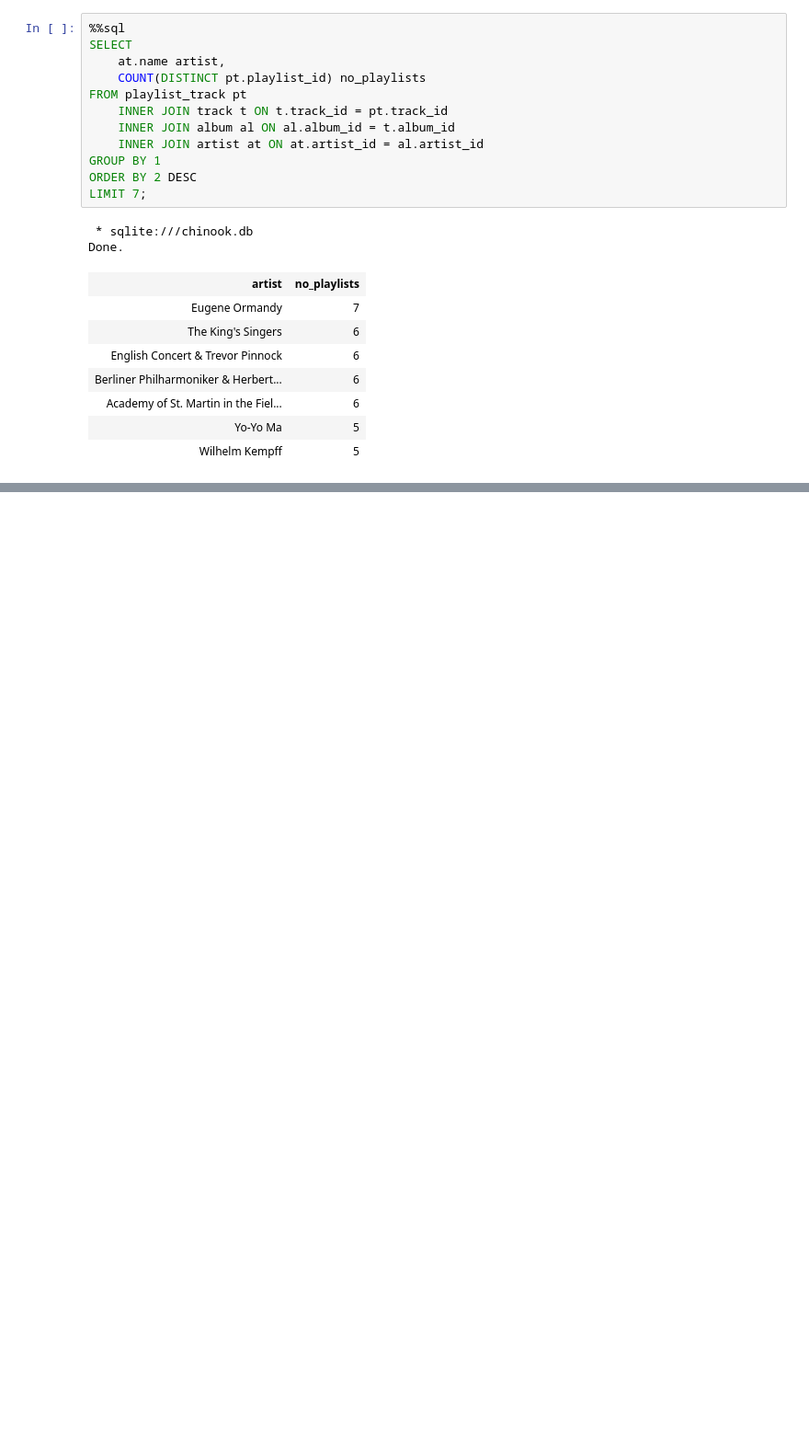
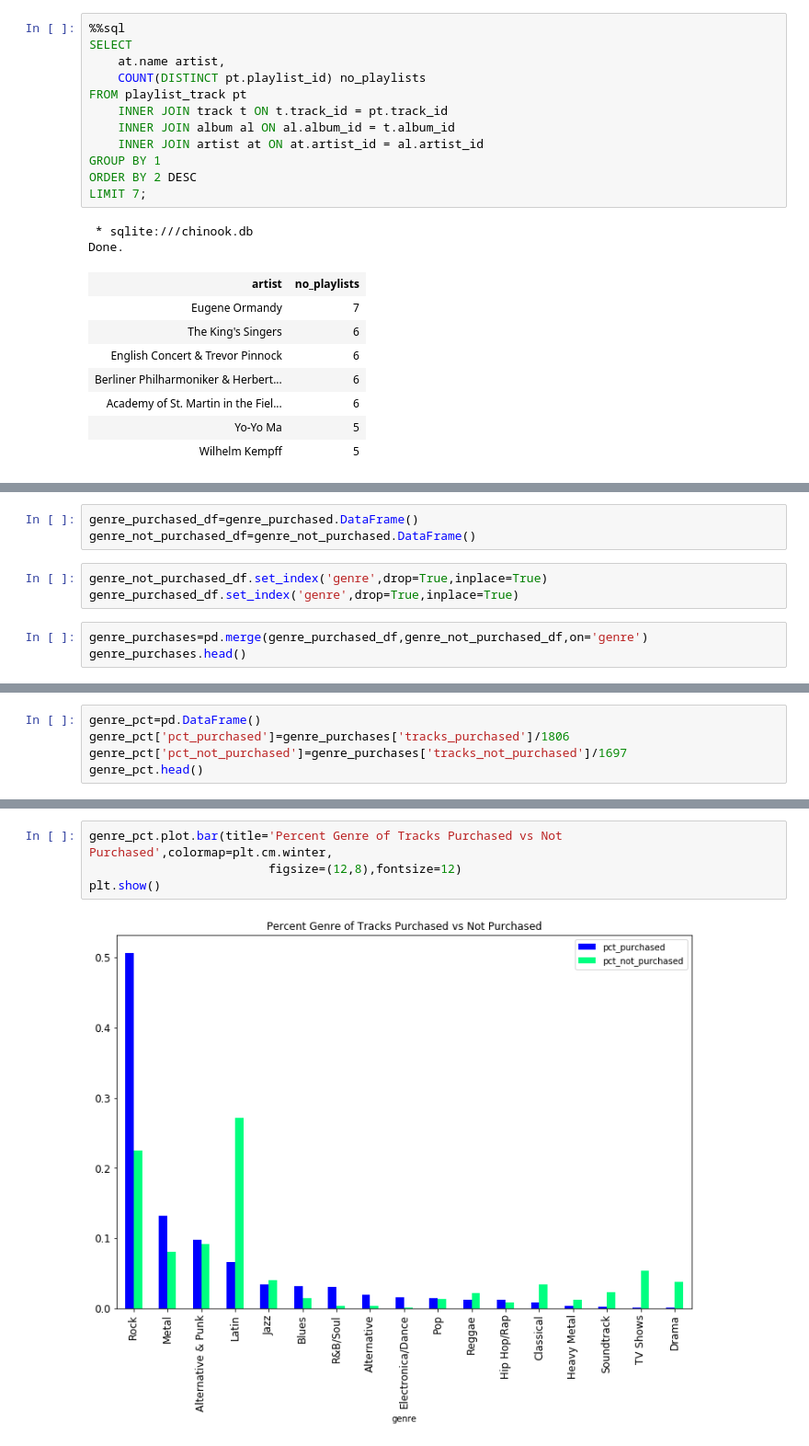
Before and after one commit to tehila440/answering_business_questions_sql, a Jupyter notebook: 4.2_answering_business_questions_sql.ipynb, the cells around one changed output, grey strips where cells are left out. Shown at 92% size. Saved outputs shown, nothing was run; the diff lists cells and outputs as text; blank space fills up the shorter version.

```diff
--- a/4.2_answering_business_questions_sql.ipynb
+++ b/4.2_answering_business_questions_sql.ipynb
@@ -394,0 +451,9 @@ result
+# %%
+genre_purchased_df=genre_purchased.DataFrame()
+genre_not_purchased_df=genre_not_purchased.DataFrame()
+# %%
+genre_not_purchased_df.set_index('genre',drop=True,inplace=True)
+genre_purchased_df.set_index('genre',drop=True,inplace=True)
+# %%
+genre_purchases=pd.merge(genre_purchased_df,genre_not_purchased_df,on='genre')
+genre_purchases.head()
@@ -394,0 +468,5 @@ result
+# %%
+genre_pct=pd.DataFrame()
+genre_pct['pct_purchased']=genre_purchases['tracks_purchased']/1806
+genre_pct['pct_not_purchased']=genre_purchases['tracks_not_purchased']/1697
+genre_pct.head()
@@ -394,0 +481,6 @@ result
+# %%
+genre_pct.plot.bar(title='Percent Genre of Tracks Purchased vs Not Purchased',colormap=plt.cm.winter,
+                         figsize=(12,8),fontsize=12)
+plt.show()
+# %% [output]
+[figure, added]
```
Also changed, not shown: parts of 16 cells of this notebook, 1 other file.
